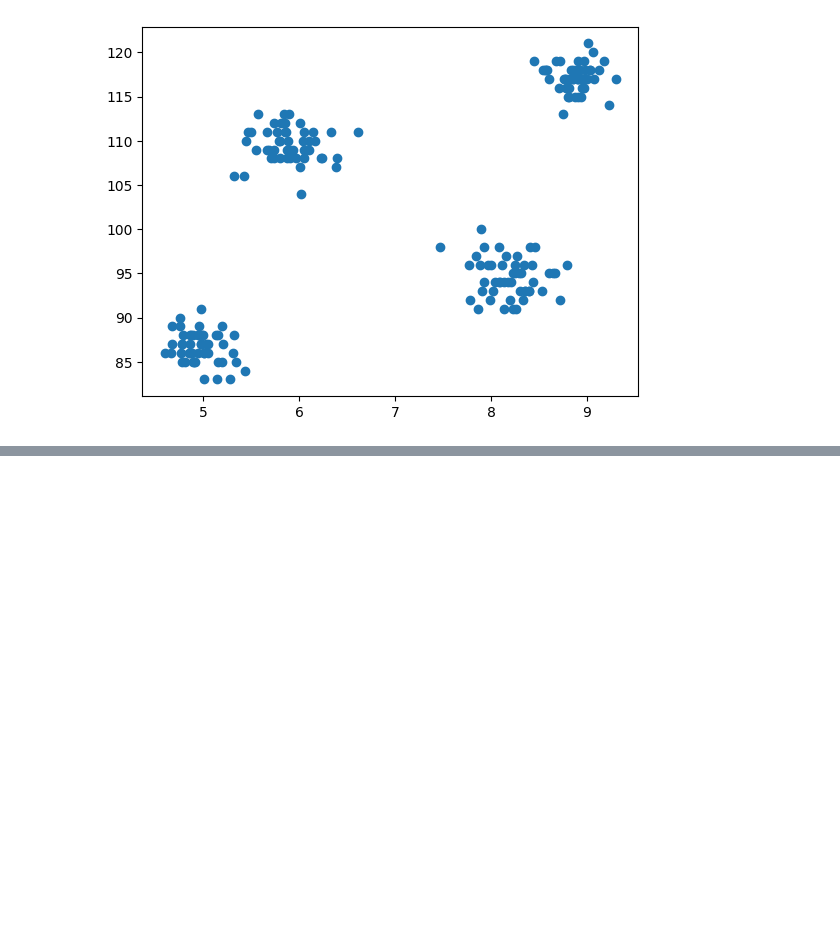
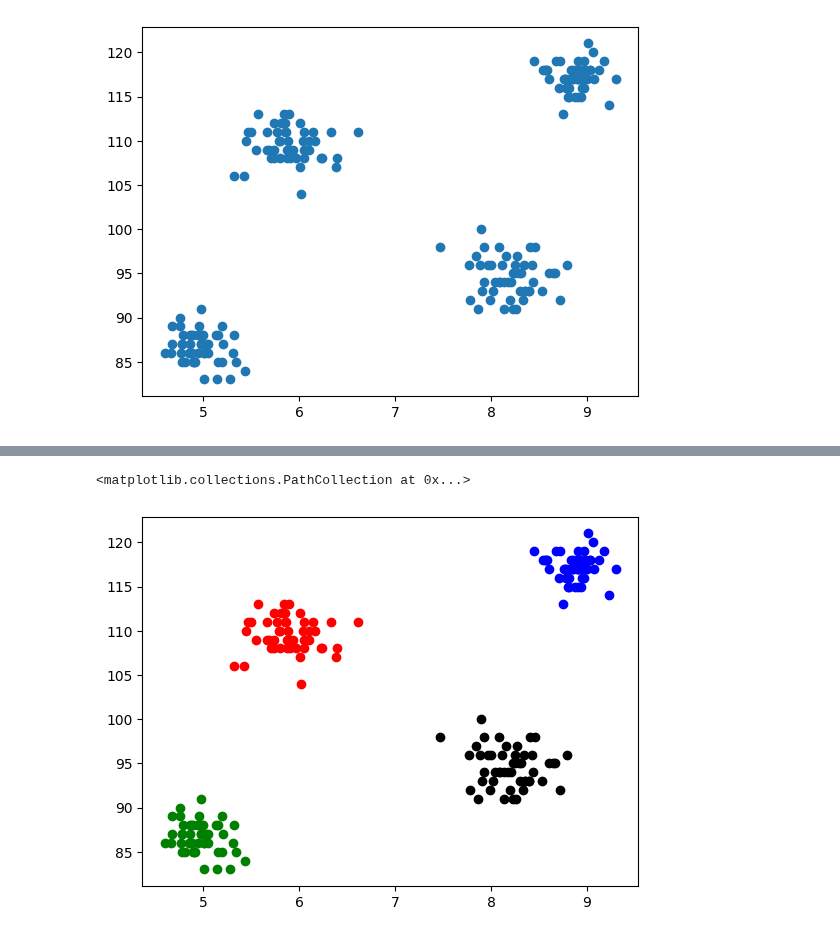
Before and after one commit to rocket0l4/ML-files, a Jupyter notebook: k_meanclus_.ipynb, the cells around one changed output, grey strips where cells are left out. Saved outputs shown, nothing was run; the diff lists cells and outputs as text; code cells hidden in the pictures; blank space fills up the shorter version.

```diff
--- a/k_meanclus_.ipynb
+++ b/k_meanclus_.ipynb
@@ -22,0 +54,4 @@ plt.scatter(df['cgpa'],df['iq'])
+# %%
+X = df.iloc[:,:].values
+km = KMeans(n_clusters=4)
+y_mean = km.fit_predict(X)
@@ -22,0 +71,8 @@ plt.scatter(df['cgpa'],df['iq'])
+# %%
+plt.scatter(X[y_mean == 0,0],X[y_mean == 0,1],color = 'blue')
+plt.scatter(X[y_mean == 1,0],X[y_mean == 1,1],color = 'green')
+plt.scatter(X[y_mean == 2,0],X[y_mean == 2,1],color = 'red')
+plt.scatter(X[y_mean == 3,0],X[y_mean == 3,1],color = 'black')
+# %% [output]
+<matplotlib.collections.PathCollection at 0x...>
+[figure, added]
```
Also changed, not shown: parts of 7 cells of this notebook.
